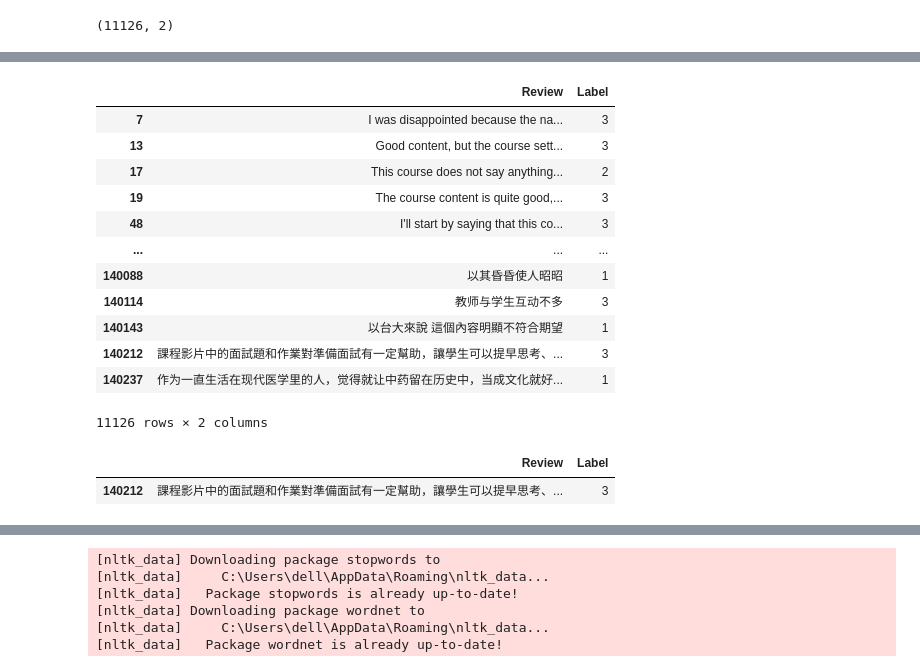
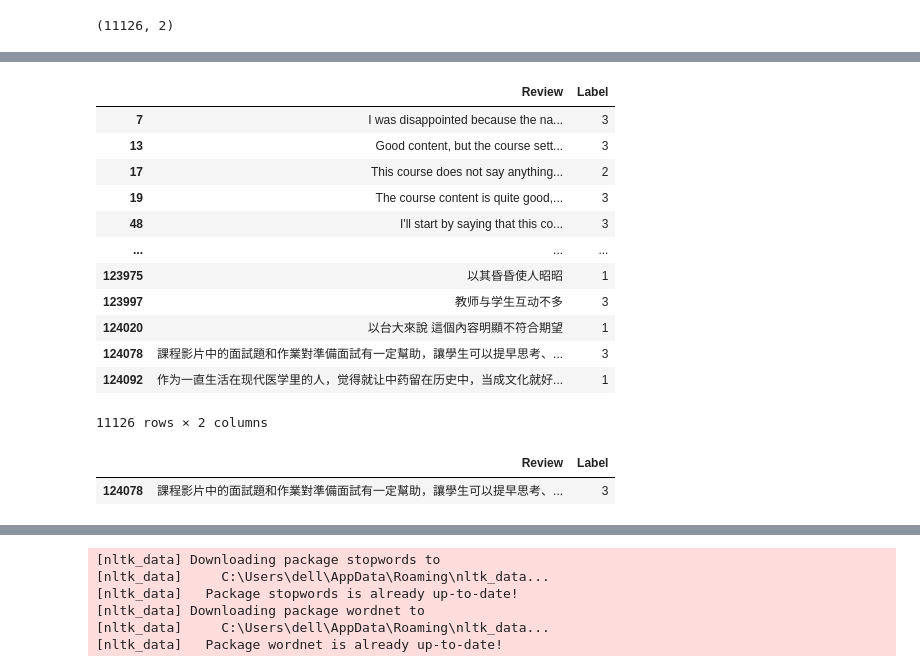
Before and after one commit to genie-lee-beep/Jieun-Lee, a Jupyter notebook: NLP/Coursera review analysis.ipynb, the cells around one changed output, grey strips where cells are left out. Saved outputs shown, nothing was run; the diff lists cells and outputs as text; code cells hidden in the pictures.

```diff
--- a/NLP/Coursera review analysis.ipynb
+++ b/NLP/Coursera review analysis.ipynb
@@ -33,4 +66,2 @@ rev_co.head()
 # %%
-reviews = pd.concat([rev, rev_co], join ='inner',  axis=0)
-reviews
-# concat – 행으로 연결할 때, axis=0
+reviews = pd.concat([rev, rev_co], join ='inner', ignore_index = True, axis=0) # concat – 행으로 연결할 때, axis=0
@@ -51,5 +68,3 @@ reviews
-# %%
-reviews = reviews.drop_duplicates()
 # %%
 reviews.shape
 # %% [output]
@@ -65,0 +93,2 @@ reviews.head()
+# %%
+reviews = reviews.drop_duplicates(ignore_index=True)
@@ -145,16 +162,16 @@ reviews_neg
 | 19 | The course content is quite good,... | 3 |
 | 48 | I'll start by saying that this co... | 3 |
 | ... | ... | ... |
-| 140088 | 以其昏昏使人昭昭 | 1 |
-| 140114 | 教师与学生互动不多 | 3 |
-| 140143 | 以台大來說 這個內容明顯不符合期望 | 1 |
-| 140212 | 課程影片中的面試題和作業對準備面試有一定幫助，讓學生可以提早思考、... | 3 |
-| 140237 | 作为一直生活在现代医学里的人，觉得就让中药留在历史中，当成文化就好... | 1 |
+| 123975 | 以其昏昏使人昭昭 | 1 |
+| 123997 | 教师与学生互动不多 | 3 |
+| 124020 | 以台大來說 這個內容明顯不符合期望 | 1 |
+| 124078 | 課程影片中的面試題和作業對準備面試有一定幫助，讓學生可以提早思考、... | 3 |
+| 124092 | 作为一直生活在现代医学里的人，觉得就让中药留在历史中，当成文化就好... | 1 |
 11126 rows × 2 columns
 # %%
 # chin= reviews_neg.iloc[[140088], :]
 
-reviews_neg.loc[reviews_neg.index == 140212]
+reviews_neg.loc[reviews_neg.index == 124078]
 # %% [output]
 |  | Review | Label |
-| 140212 | 課程影片中的面試題和作業對準備面試有一定幫助，讓學生可以提早思考、... | 3 |
+| 124078 | 課程影片中的面試題和作業對準備面試有一定幫助，讓學生可以提早思考、... | 3 |
```
Also changed, not shown: parts of 29 cells of this notebook.
